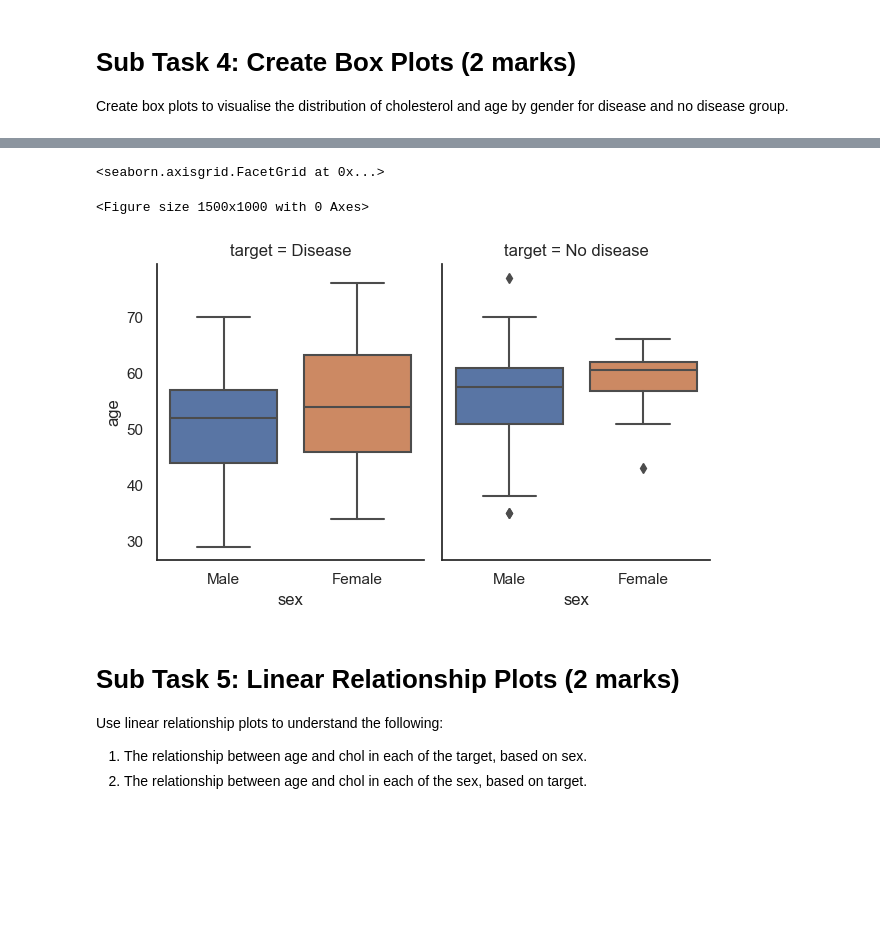
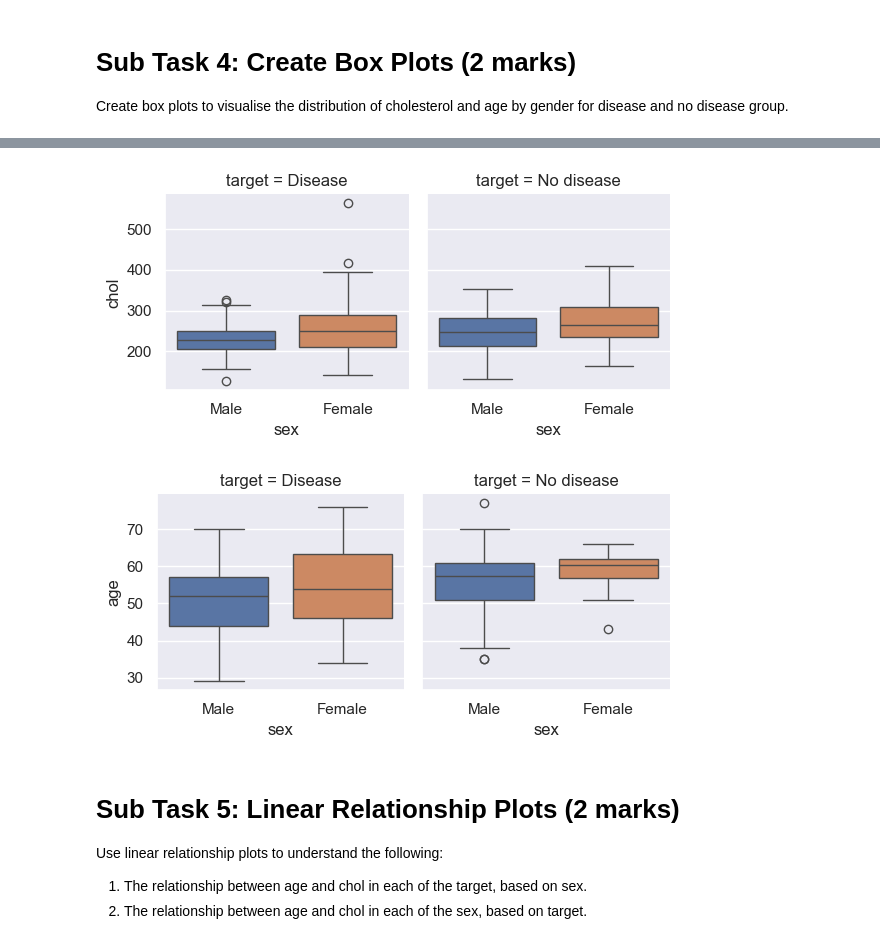
Before and after one commit to pclk/d3.js, a Jupyter notebook: Assignment/StudentFiles/Task2/assignment_task2_student.ipynb, the cells around one changed output, grey strips where cells are left out. Cells and saved outputs as stored; diff of their text form; code cells hidden in the pictures; blank space fills up the shorter version.

```diff
--- a/Assignment/StudentFiles/Task2/assignment_task2_student.ipynb
+++ b/Assignment/StudentFiles/Task2/assignment_task2_student.ipynb
@@ -38,0 +31,9 @@
+# %%
+df['sex'] = df['sex'].map({0: 'Female', 1: 'Male'})
+df['cp'] = df['cp'].map({0: 'asymptomatic', 1: 'atypical angina', 2: 'non-anginal pain', 3: 'typical angina'})
+df['fbs'] = df['fbs'].map({0: 'No', 1: 'Yes'})
+df['exang'] = df['exang'].map({0: 'No', 1: 'Yes'})
+df['slope'] = df['slope'].map({0: 'downsloping', 1: 'flat', 2: 'upsloping'})
+df['thal'] = df['thal'].map({1 : 'normal', 2 : 'fixed defect', 3 : 'reversible defect'})
+df['target'] = df['target'].map({0: 'No disease', 1: 'Disease'})
+df
@@ -45,0 +58,26 @@
+# %%
+numerical_vars = ['age', 'trtbps', 'chol']
+sns.set_theme(style="darkgrid")
+
+# Need to wrap the figure
+g = sns.FacetGrid(data=df.melt(value_vars=numerical_vars), col='variable', col_wrap=2, sharex=False, sharey=False, height=5, aspect=1.2)
+
+g.map_dataframe(sns.histplot, x='value', kde=True, bins=20, edgecolor='white')
+
+g.set_titles(col_template='Distribution of a column: {col_name}')
+
+x_label_map = {
+    'age': 'Age (years)',
+    'trtbps': 'Resting Blood Pressure (mmHg)',
+    'chol': 'Cholesterol (mg/dL)'
+}
+
+for ax, variable in zip(g.axes.flat, numerical_vars):
+    ax.set_xlabel(x_label_map.get(variable, ''))
+
+g.set_ylabels('Frequency')
+
+plt.subplots_adjust(hspace=0.3, wspace=0.15)
+
+
+plt.show()
@@ -62,8 +123,23 @@ Create box plots to visualise the distribution of cholesterol and age by gender
+# %%
+g = sns.FacetGrid(df, col="target", height=3)
+
+g.map_dataframe(sns.boxplot, x='sex', y='chol', hue='sex', palette='deep')
+
+g.set_titles(col_template="target = {col_name}")
+
+plt.show()
+# %% [output]
+[figure, added]
 # %%
+g = sns.FacetGrid(df, col="target", height=3)
+
+g.map_dataframe(sns.boxplot, x='sex', y='age', hue='sex', palette='deep')
+
+g.set_titles(col_template="target = {col_name}")
+
+plt.show()
 # %% [output]
-<seaborn.axisgrid.FacetGrid at 0x...>
-<Figure size 1500x1000 with 0 Axes>
-[figure, old version]
+[figure, new version]
 # %% [markdown]
 # Sub Task 5: Linear Relationship Plots (2 marks)
 
```
Also changed, not shown: parts of 18 cells of this notebook, 41 other files.
